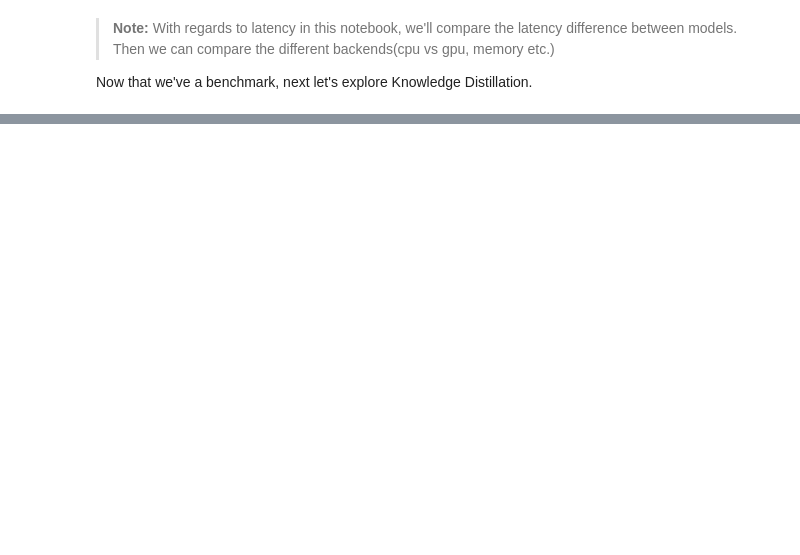
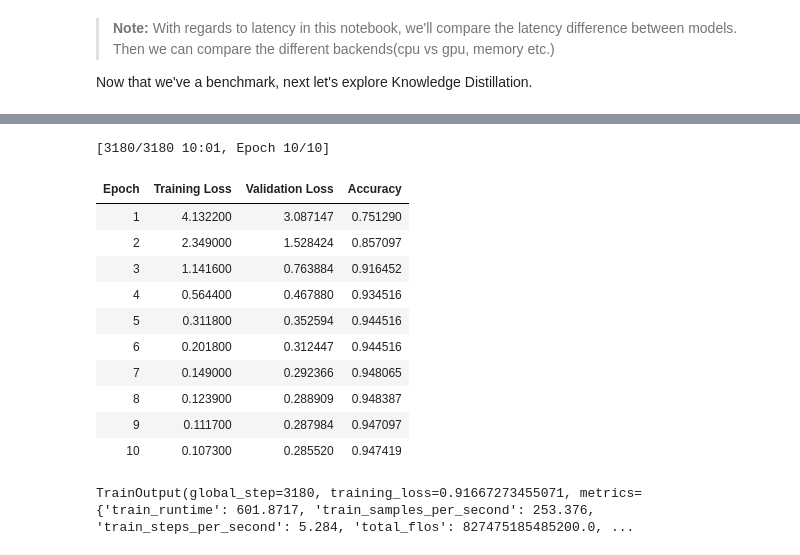
Before and after one commit to JpChii/nlp-with-hugging-face, a Jupyter notebook: notebooks/8-Making-transformers-efficient-in-production.ipynb, the cells around one changed output, grey strips where cells are left out. Cells and saved outputs as stored; diff of their text form; code cells hidden in the pictures; blank space fills up the shorter version.

```diff
--- a/notebooks/8-Making-transformers-efficient-in-production.ipynb
+++ b/notebooks/8-Making-transformers-efficient-in-production.ipynb
@@ -403,0 +634,10 @@ We already have a fine-tuned BERT model, let's use knowledge distillation to fin
+# %%
+import torch
+from transformers import AutoModelForSequenceClassification
+
+device = torch.device("cuda" if torch.cuda.is_available() else "cpu")
+
+def student_init():
+  return AutoModelForSequenceClassification.from_pretrained(
+      student_ckpt, config=student_config
+  ).to(device)
@@ -403,0 +646,6 @@ We already have a fine-tuned BERT model, let's use knowledge distillation to fin
+# %%
+teacher_ckpt = "transformersbook/bert-base-uncased-finetuned-clinc"
+teacher_model = AutoModelForSequenceClassification.from_pretrained(
+  teacher_ckpt,
+  num_labels=num_labels,
+).to(device)
@@ -403,0 +916,17 @@ We already have a fine-tuned BERT model, let's use knowledge distillation to fin
+# %%
+for k,v in best_run.hyperparameters.items():
+    setattr(student_training_args, k, v)
+
+# Define a new repository to store our distilled model
+distilled_ckpt = "JpChi/distilbert-base-uncasedfinetuned-clinc"
+student_training_args.output_dir = distilled_ckpt
+# %%
+distil_trainer = DistillationTrainer(
+  model_init=student_init,
+  teacher_model=teacher_model,
+  args=student_training_args,
+  train_dataset=clinc_enc["train"],
+  eval_dataset=clinc_enc["validation"],
+  compute_metrics=compute_metrics,
+  tokenizer=student_tokenizer,
+)
@@ -403,0 +948,16 @@ We already have a fine-tuned BERT model, let's use knowledge distillation to fin
+# %%
+distil_trainer.train()
+# %% [output]
+[3180/3180 10:01, Epoch 10/10]
+| Epoch | Training Loss | Validation Loss | Accuracy |
+| 1 | 4.132200 | 3.087147 | 0.751290 |
+| 2 | 2.349000 | 1.528424 | 0.857097 |
+| 3 | 1.141600 | 0.763884 | 0.916452 |
+| 4 | 0.564400 | 0.467880 | 0.934516 |
+| 5 | 0.311800 | 0.352594 | 0.944516 |
+| 6 | 0.201800 | 0.312447 | 0.944516 |
+| 7 | 0.149000 | 0.292366 | 0.948065 |
+| 8 | 0.123900 | 0.288909 | 0.948387 |
+| 9 | 0.111700 | 0.287984 | 0.947097 |
+| 10 | 0.107300 | 0.285520 | 0.947419 |
+TrainOutput(global_step=3180, training_loss=0.91667273455071, metrics={'train_runtime': 601.8717, 'train_samples_per_second': 253.376, 'train_steps_per_second': 5.284, 'total_flos': 827475185485200.0, ...
```
Also changed, not shown: parts of 60 cells of this notebook, 1 other file.
